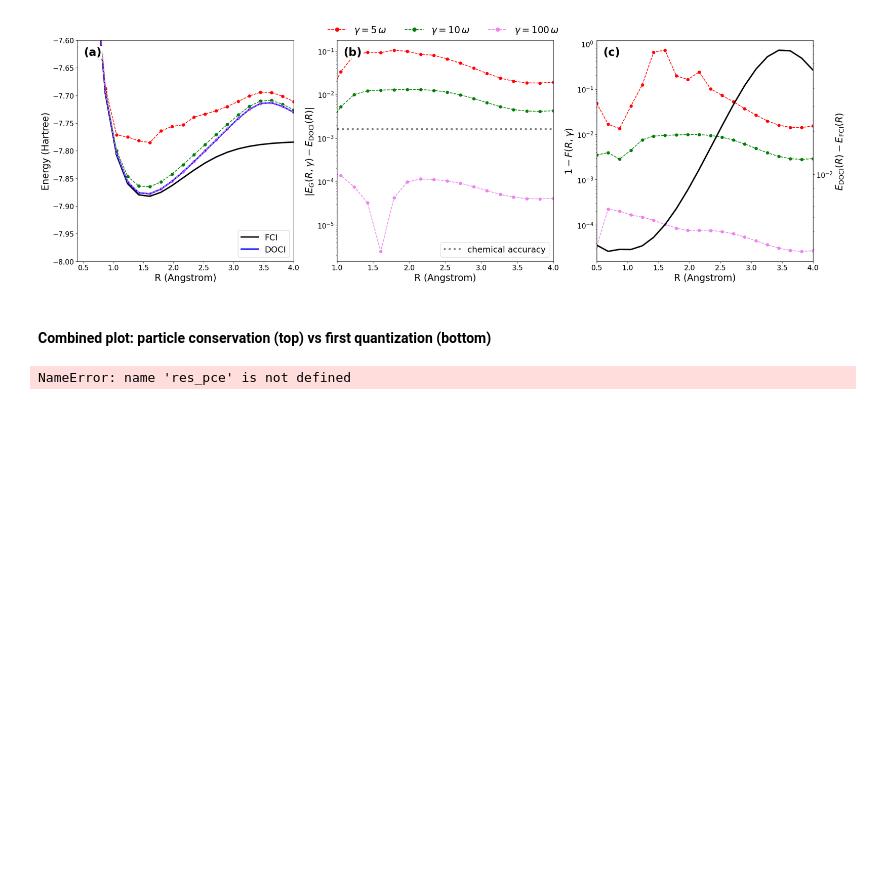
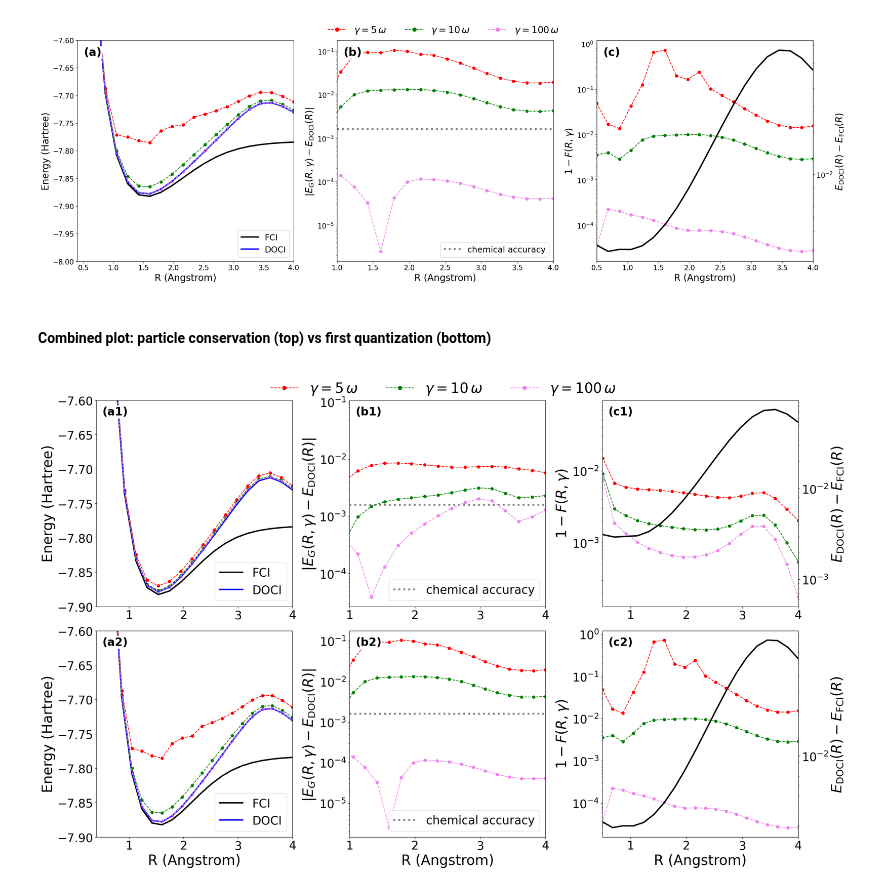
Before and after one commit to emacosta95/Gadget4NSMForQuantumSimulators, a Jupyter notebook: MolecularDOCI.ipynb, the cells around one changed output. Saved outputs shown, nothing was run; the diff lists cells and outputs as text; code cells hidden in the pictures; blank space fills up the shorter version.

```diff
--- a/MolecularDOCI.ipynb
+++ b/MolecularDOCI.ipynb
@@ -760,32 +762,32 @@ for row, (d, title, xa, xb, xc) in enumerate(rows):
         ax.tick_params(labelsize=25, which="both")
         if row == 1:
             ax.set_xlabel("R (Angstrom)", fontsize=30)
         ax.text(
             0.03,
             0.97,
             f"({letter}{row + 1})",
             transform=ax.transAxes,
             fontsize=24,
             fontweight="bold",
             va="top",
             ha="left",
             zorder=10,
             bbox=dict(facecolor="white", edgecolor="none", pad=2),
         )
 
 # one shared gamma legend on top (same gammas in both rows)
 handles = [plt.Line2D([], [], color=c, ls="--", marker="o", ms=8) for c in colors]
 labels = [rf"$\gamma={gammas_[idx]:.0f}\,\omega$" for idx in indices]
 fig.legend(
     handles,
     labels,
     loc="outside upper center",
     ncol=len(indices),
-    fontsize=20,
+    fontsize=30,
     frameon=False,
 )
 
 fig.savefig("gadget_LiH_6panel.pdf", bbox_inches="tight")
 plt.show()
 # %% [output]
-NameError: name 'res_pce' is not defined
+[figure, added]
```
Also changed, not shown: parts of 4 cells of this notebook.
